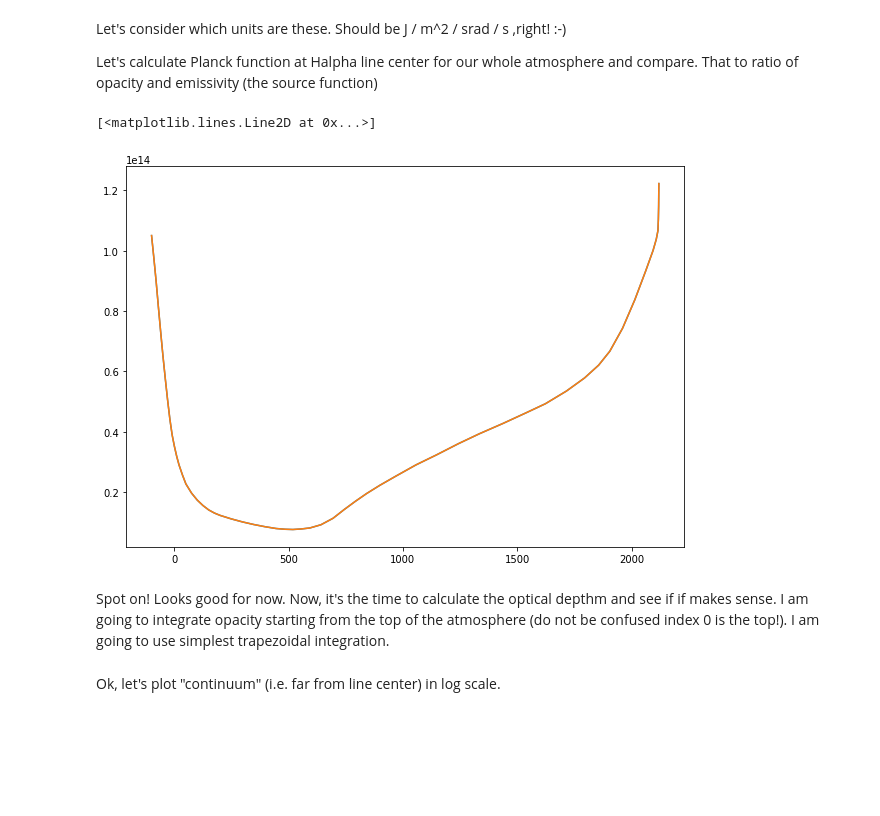
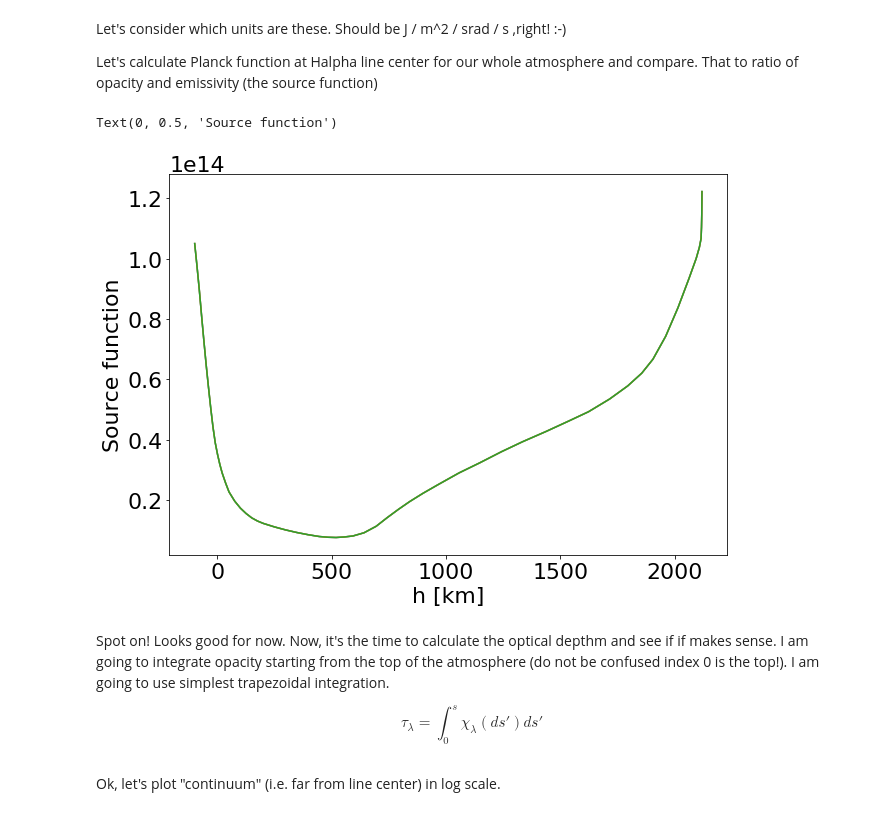
Before and after one commit to ivanzmilic/toy_model_rt, a Jupyter notebook: Hands_on_line_formation.ipynb, the cells around one changed output. Cells and saved outputs as stored; diff of their text form; code cells hidden in the pictures; blank space fills up the shorter version.

```diff
--- a/Hands_on_line_formation.ipynb
+++ b/Hands_on_line_formation.ipynb
@@ -41,7 +55,7 @@ Text(0.5, 0, '$h\\, \\mathrm{[km]}$')
 [figure]
 # %%
 
-N_total = atmos[3] / 1.38E-16 / atmos[2] # transform total gass pressure to the total number of particles
+N_total = atmos[3] / 1.38E-16 / T # transform total gass pressure to the total number of particles
 N_total *= 1E6 # transform to m^{-3}
 
 plt.figure(figsize=[10,7])
@@ -135,5 +159,20 @@ B_23 = B_32 * g_3 / g_2
+# %%
+# Let's define a Voigt function :-)
+
+from scipy.special import wofz
+def V(x, alpha, gamma):
+    """
+    Return the Voigt line shape at x with Lorentzian component HWHM gamma
+    and Gaussian component HWHM alpha.
+
+    """
+    sigma = alpha / np.sqrt(2 * np.log(2))
+
+    return np.real(wofz((x + 1j*gamma)/sigma/np.sqrt(2))) / sigma\
+                                                           /np.sqrt(2*np.pi)
 # %%
 # Time to calculate opacity and emissivity!
+from astropy.modeling.models import Voigt1D
 
 for d in range(0,ND): #for each depth
 
@@ -144,7 +183,14 @@ for d in range(0,ND): #for each depth
     dld = llambda0 / c * dvd
 
     # calculate Gaussian profile
-    profile = 1./np.sqrt(np.pi)/dld * np.exp(-(llambda-llambda0)**2.0/dld/dld)
+    # Reduced wavelength
+    x = (llambda-llambda0)/dld
+    profile = V(x,1.0,1E-2)/dld
+    #profile = 1./np.sqrt(np.pi)/dld * np.exp(-x*x)
+
+    if (d==30):
+        plt.figure(figsize=[10,7])
+        plt.semilogy(llambda*1E10,profile)
 
     # calculate opacity and emissivity
     opacity[d,:] = (n_2[d] * B_23 - n_3[d]*B_32) * hp*c/llambda0 / 4. / np.pi * profile
@@ -154,14 +202,21 @@ Let's consider which units are these. Should be J / m^2 / srad / s ,right! :-)
 
 Let's calculate Planck function at Halpha line center for our whole atmosphere and compare. That to ratio of opacity and emissivity (the source function)
 # %%
+# This is Planck function
 B = 2.0 * hp * c **2.0 / llambda0**5.0 * 1./ (np.exp(hp*c/llambda0/k/T)-1.0)
+
 plt.figure(figsize=[10,7])
+plt.plot(h/1E3,emissivity[:,0] / opacity[:,0])
 plt.plot(h/1E3,emissivity[:,200] / opacity[:,200])
 plt.plot(h/1E3,B)
+plt.xlabel("h [km]")
+plt.ylabel("Source function")
 # %% [output]
-[<matplotlib.lines.Line2D at 0x...>]
+Text(0, 0.5, 'Source function')
-[figure, old version]
+[figure, new version]
 # %% [markdown]
 Spot on! Looks good for now. Now, it's the time to calculate the optical depthm and see if if makes sense. I am going to integrate opacity starting from the top of the atmosphere (do not be confused index 0 is the top!). I am going to use simplest trapezoidal integration.
+
+$$\tau_\lambda = \int_0^s \chi_\lambda(ds')ds' $$
 # %%
 tau = np.zeros([ND,NL])
```
Also changed, not shown: parts of 23 cells of this notebook.
